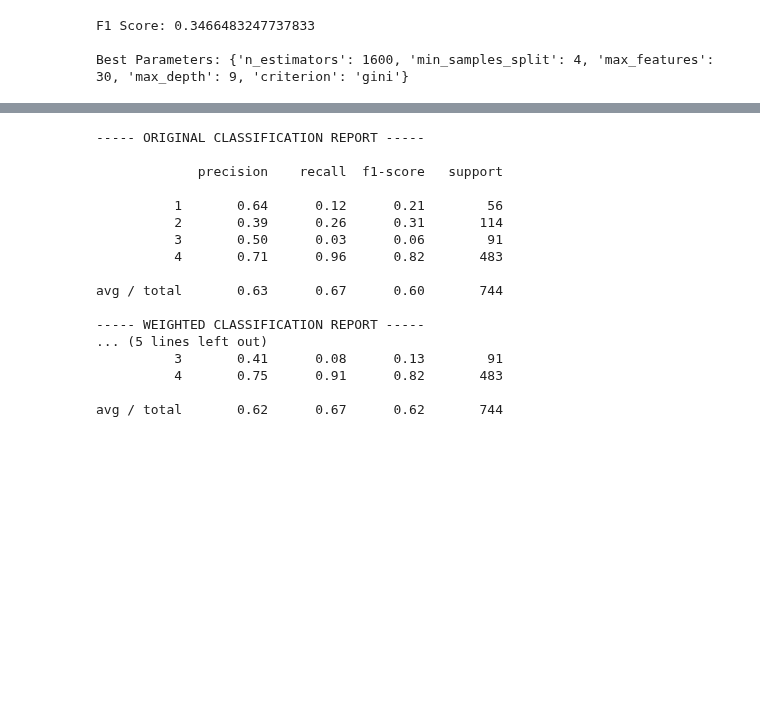
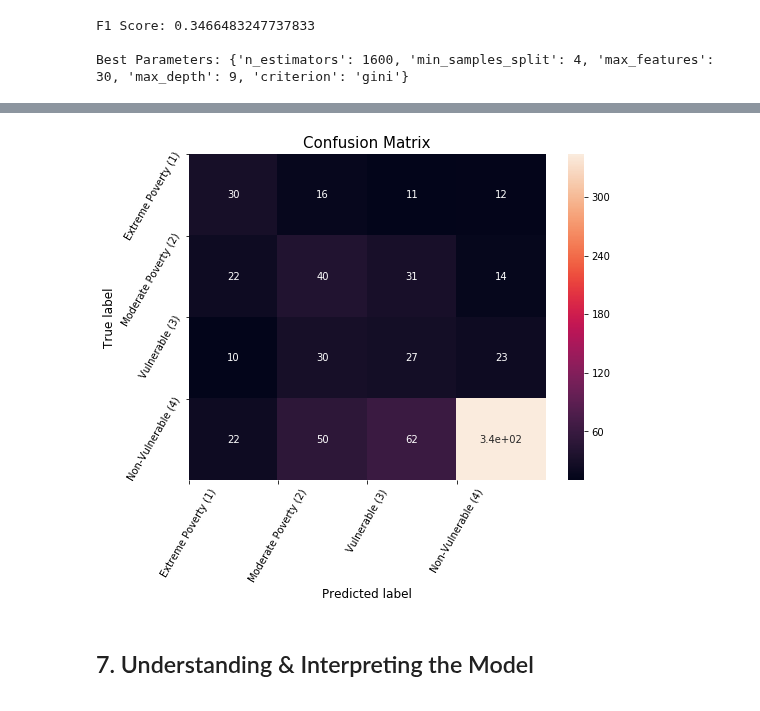
Before and after one commit to ngriffiths13/Applied_Machine_Learning_Classwork, a Jupyter notebook: Homeworks/HW4/Homework 4 - Costa Rica Poverty Classification.ipynb, the cells around one changed output, grey strips where cells are left out. Drawn from its saved outputs; the diff is of its cells as text; code cells hidden in the pictures; blank space fills up the shorter version.

```diff
--- a/Homeworks/HW4/Homework 4 - Costa Rica Poverty Classification.ipynb
+++ b/Homeworks/HW4/Homework 4 - Costa Rica Poverty Classification.ipynb
@@ -472,29 +509,7 @@ avg / total       0.65      0.58      0.61       744
-# %%
-weights = {1:2, 2:1, 3:1, 4:.5}
-rf_weighted = RandomForestClassifier(n_estimators = 1600, min_samples_split = 4, max_features = 30, max_depth = 9,
-                                     criterion = 'gini', class_weight = weights)
-rf_weighted.fit(x_train, y_train)
-rf_weighted_pred = rf_weighted.predict(x_test)
-rf_weighted_report = classification_report(y_test, rf_weighted_pred)
-print('----- ORIGINAL CLASSIFICATION REPORT -----\n')
-print(rf_report)
-print('----- WEIGHTED CLASSIFICATION REPORT -----\n')
-print(rf_weighted_report)
-# %% [output]
------ ORIGINAL CLASSIFICATION REPORT -----
-
-             precision    recall  f1-score   support
-
-          1       0.64      0.12      0.21        56
-          2       0.39      0.26      0.31       114
-          3       0.50      0.03      0.06        91
-          4       0.71      0.96      0.82       483
-
-avg / total       0.63      0.67      0.60       744
-
------ WEIGHTED CLASSIFICATION REPORT -----
-... (5 lines left out)
-          3       0.41      0.08      0.13        91
-          4       0.75      0.91      0.82       483
-
-avg / total       0.62      0.67      0.62       744
+# %%
+plot_confusion_matrix(y_test, rf_resampled_pred)
+# %% [output]
+[figure, added]
+# %% [markdown]
+## 7. Understanding & Interpreting the Model
+<a id="featimport"></a>
```
Also changed, not shown: parts of 49 cells of this notebook.
